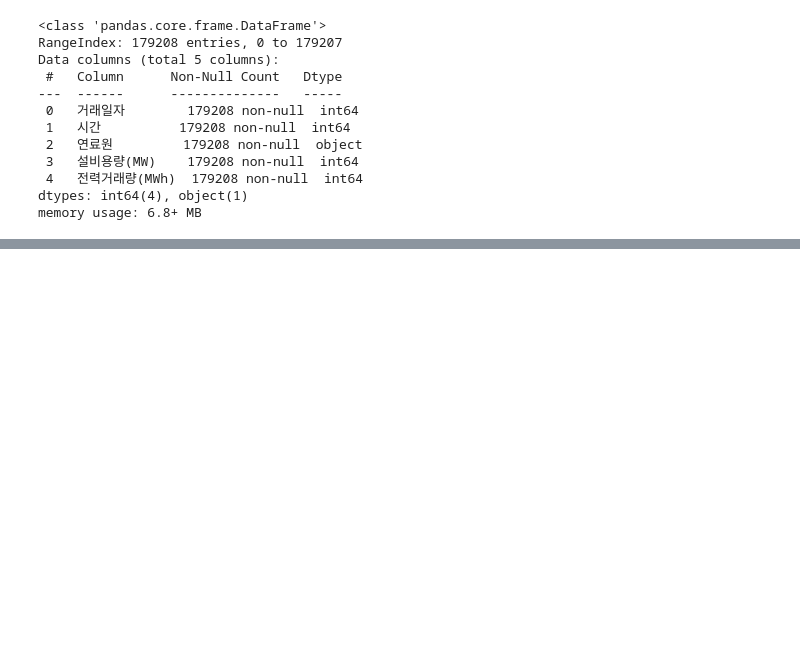
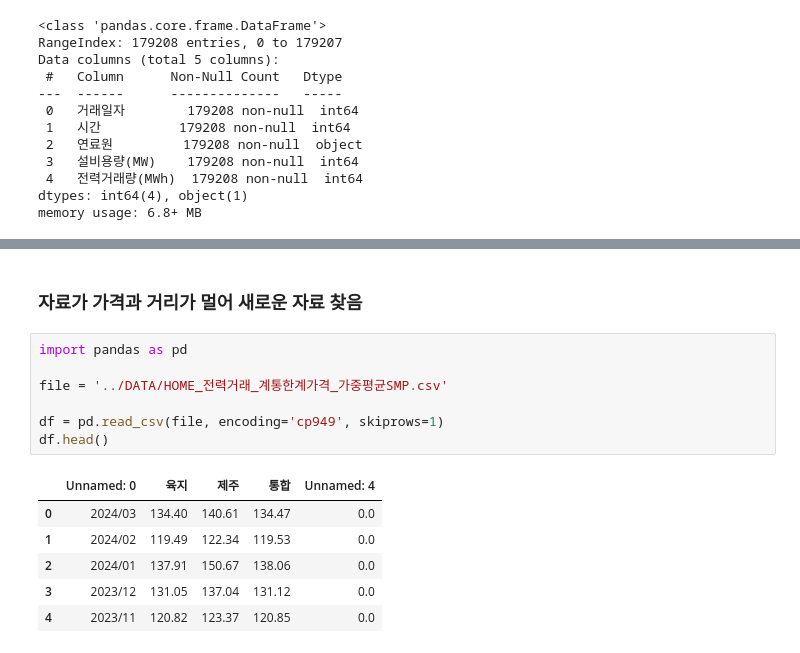
Before and after one commit to zeeenoo11/KDT5_Web_basic_Project, a Jupyter notebook: 전진우/01_Load_Data.ipynb, the cells around one changed output, grey strips where cells are left out. Drawn from its saved outputs; the diff is of its cells as text; blank space fills up the shorter version.

```diff
--- a/전진우/01_Load_Data.ipynb
+++ b/전진우/01_Load_Data.ipynb
@@ -32,0 +81,16 @@ memory usage: 6.8+ MB
+# %% [markdown]
+### 자료가 가격과 거리가 멀어 새로운 자료 찾음
+# %%
+import pandas as pd
+
+file = '../DATA/HOME_전력거래_계통한계가격_가중평균SMP.csv'
+
+df = pd.read_csv(file, encoding='cp949', skiprows=1)
+df.head()
+# %% [output]
+|  | Unnamed: 0 | 육지 | 제주 | 통합 | Unnamed: 4 |
+| 0 | 2024/03 | 134.40 | 140.61 | 134.47 | 0.0 |
+| 1 | 2024/02 | 119.49 | 122.34 | 119.53 | 0.0 |
+| 2 | 2024/01 | 137.91 | 150.67 | 138.06 | 0.0 |
+| 3 | 2023/12 | 131.05 | 137.04 | 131.12 | 0.0 |
+| 4 | 2023/11 | 120.82 | 123.37 | 120.85 | 0.0 |
```
Also changed, not shown: parts of 10 cells of this notebook, 3 other files.
